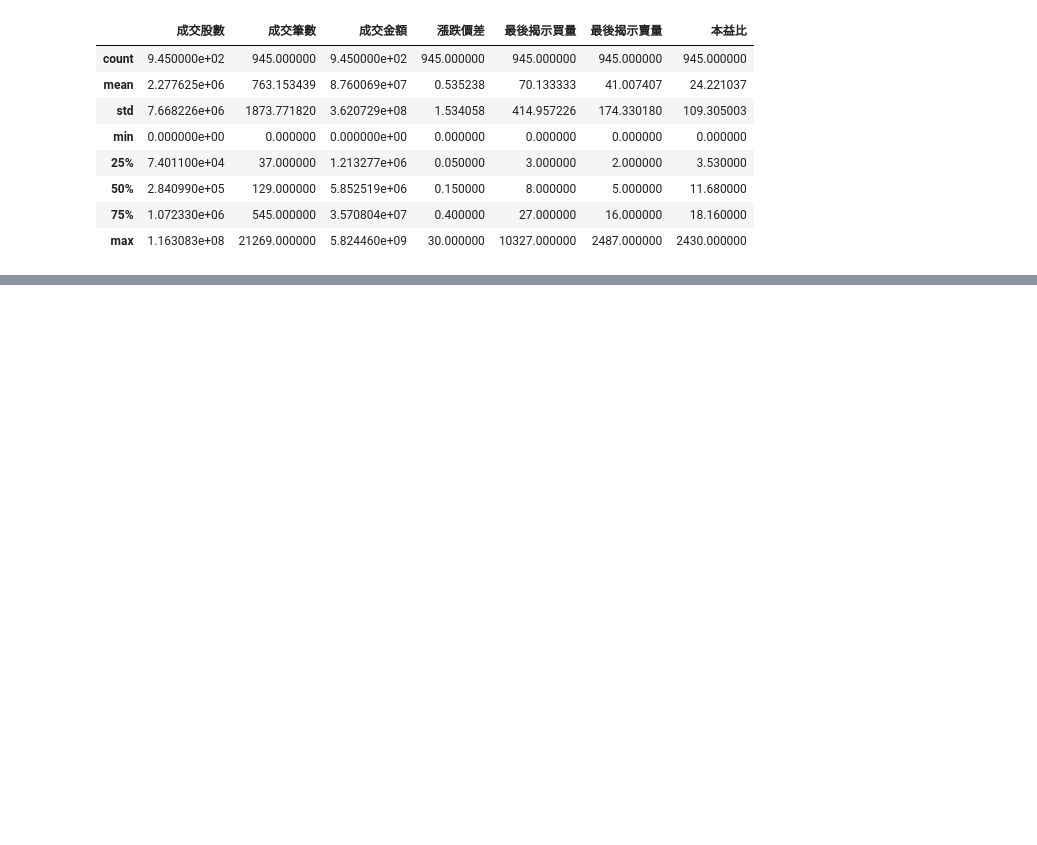
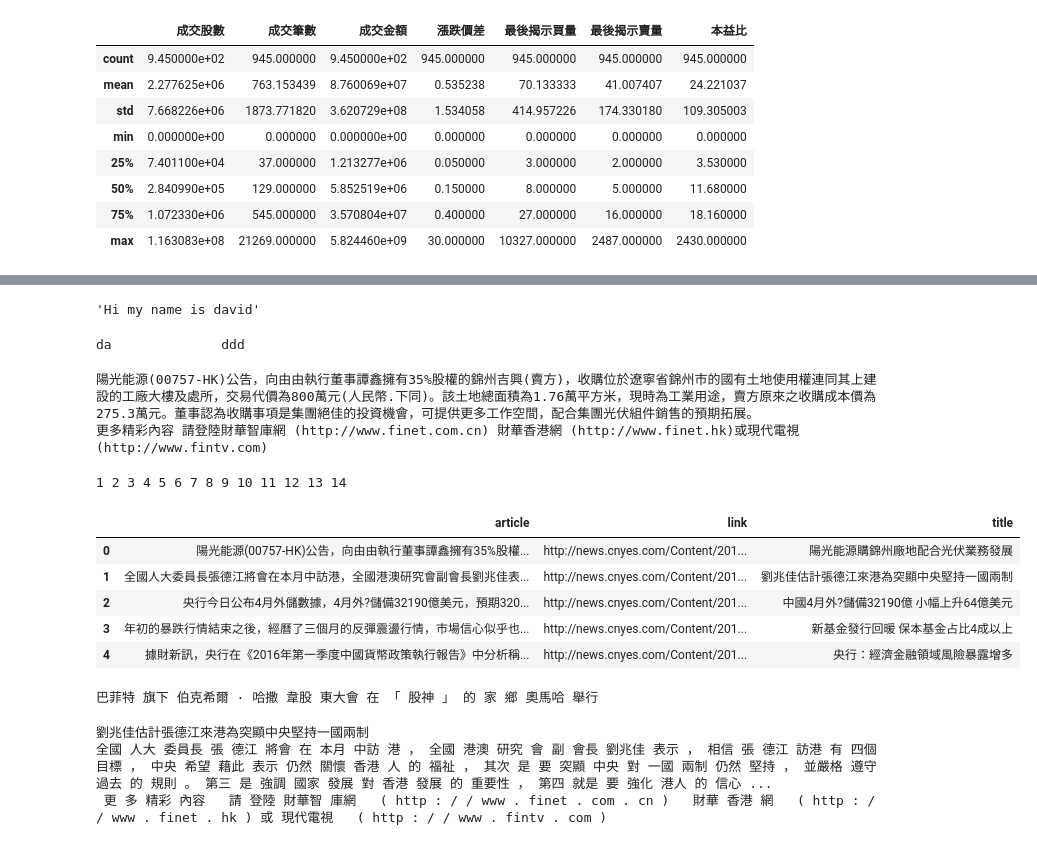
Before and after one commit to ywchiu/pyfinance, a Jupyter notebook: 20160508Demo.ipynb, the cells around one changed output, grey strips where cells are left out. Cells and saved outputs as stored; diff of their text form; code cells hidden in the pictures; blank space fills up the shorter version.

```diff
--- a/20160508Demo.ipynb
+++ b/20160508Demo.ipynb
@@ -765,0 +909,4 @@ stockdf.describe()
+# %%
+print range(1,10)
+for i in range(1,10):
+    print i
@@ -765,0 +924,55 @@ stockdf.describe()
+# %%
+a = 'Hi my name is {}'
+a.format('david')
+# %% [output]
+'Hi my name is david'
+# %%
+a = '              da              ddd          '
+print a.strip()
+# %% [output]
+da              ddd
+# %%
+def getNewsText(url):
+    res = requests.get(url)
+    res.encoding = 'utf-8'
+    soup = bs(res.text)
+    article = soup.select('#newsText')[0].text.strip()
+    return article
+
+print getNewsText('http://news.cnyes.com/Content/20160507/20160507144148000852043.shtml?c=headline')
+# %% [output]
+陽光能源(00757-HK)公告，向由由執行董事譚鑫擁有35%股權的錦州吉興(賣方)，收購位於遼寧省錦州市的國有土地使用權連同其上建設的工廠大樓及處所，交易代價為800萬元(人民幣.下同)。該土地總面積為1.76萬平方米，現時為工業用途，賣方原來之收購成本價為275.3萬元。董事認為收購事項是集團絕佳的投資機會，可提供更多工作空間，配合集團光伏組件銷售的預期拓展。
+更多精彩內容 請登陸財華智庫網 (http://www.finet.com.cn) 財華香港網 (http://www.finet.hk)或現代電視 (http://www.fintv.com)
+# %%
+import requests
+from bs4 import BeautifulSoup as bs
+url = 'http://news.cnyes.com/wd_stock/list_{}.shtml'
+
+
+newslist = []
+for i in range(1,15):
+    res = requests.get(url.format(i))
+    res.encoding = 'utf-8'
+    soup = bs(res.text)
+    for alink in soup.select('.bd_dbottom li > a'):
+        newslist.append({'title':alink.text, 'link':alink['href'], 'article':getNewsText(alink['href'])})
+    print i,
+# %% [output]
+1 2 3 4 5 6 7 8 9 10 11 12 13 14
+# %%
+import pandas as pd
+df = pd.DataFrame(newslist)
+df.head()
+# %% [output]
+|  | article | link | title |
+| 0 | 陽光能源(00757-HK)公告，向由由執行董事譚鑫擁有35%股權... | http://news.cnyes.com/Content/201... | 陽光能源購錦州廠地配合光伏業務發展 |
+| 1 | 全國人大委員長張德江將會在本月中訪港，全國港澳研究會副會長劉兆佳表... | http://news.cnyes.com/Content/201... | 劉兆佳估計張德江來港為突顯中央堅持一國兩制 |
+| 2 | 央行今日公布4月外儲數據，4月外?儲備32190億美元，預期320... | http://news.cnyes.com/Content/201... | 中國4月外?儲備32190億 小幅上升64億美元 |
+| 3 | 年初的暴跌行情結束之後，經曆了三個月的反彈震盪行情，市場信心似乎也... | http://news.cnyes.com/Content/201... | 新基金發行回暖 保本基金占比4成以上 |
+| 4 | 據財新訊，央行在《2016年第一季度中國貨幣政策執行報告》中分析稱... | http://news.cnyes.com/Content/201... | 央行：經濟金融領域風險暴露增多 |
+# %%
+import jieba
+for ele in jieba.cut('巴菲特旗下伯克希爾·哈撒韋股東大會在「股神」的家鄉奧馬哈舉行'):
+    print ele,
+# %% [output]
+巴菲特 旗下 伯克希爾 · 哈撒 韋股 東大會 在 「 股神 」 的 家 鄉 奧馬哈 舉行
@@ -765,0 +985,7 @@ stockdf.describe()
+# %%
+print titles[1]
+print corpus[1]
+# %% [output]
+劉兆佳估計張德江來港為突顯中央堅持一國兩制
+全國 人大 委員長 張 德江 將會 在 本月 中訪 港 ， 全國 港澳 研究 會 副 會長 劉兆佳 表示 ， 相信 張 德江 訪港 有 四個 目標 ， 中央 希望 藉此 表示 仍然 關懷 香港 人 的 福祉 ， 其次 是 要 突顯 中央 對 一國 兩制 仍然 堅持 ， 並嚴格 遵守 過去 的 規則 。 第三 是 強調 國家 發展 對 香港 發展 的 重要性 ， 第四 就是 要 強化 港人 的 信心 ...
+ 更 多 精彩 內容   請 登陸 財華智 庫網   ( http : / / www . finet . com . cn )   財華 香港 網   ( http : / / www . finet . hk ) 或 現代電視   ( http : / / www . fintv . com )
```
Also changed, not shown: parts of 18 cells of this notebook.
